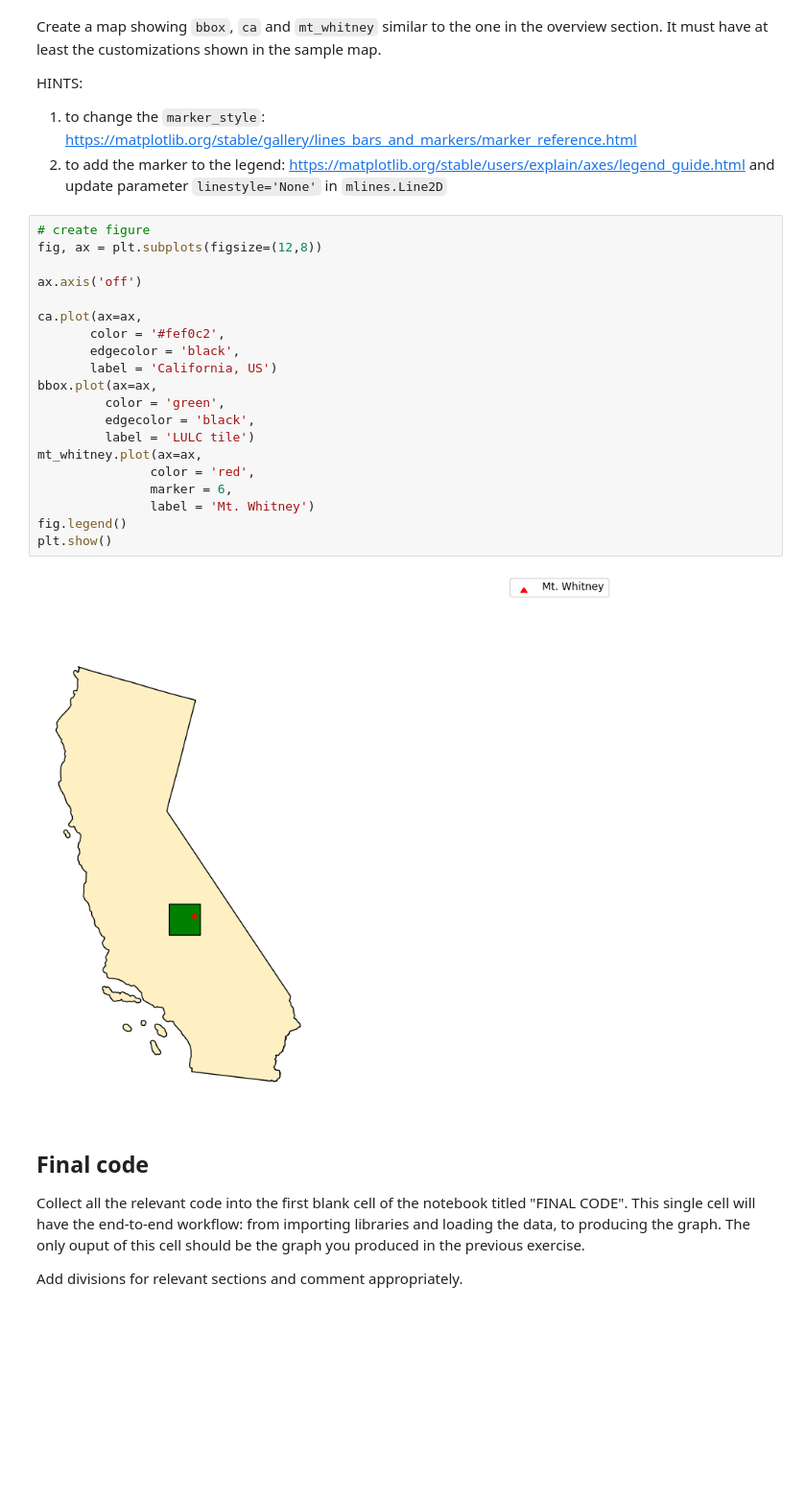
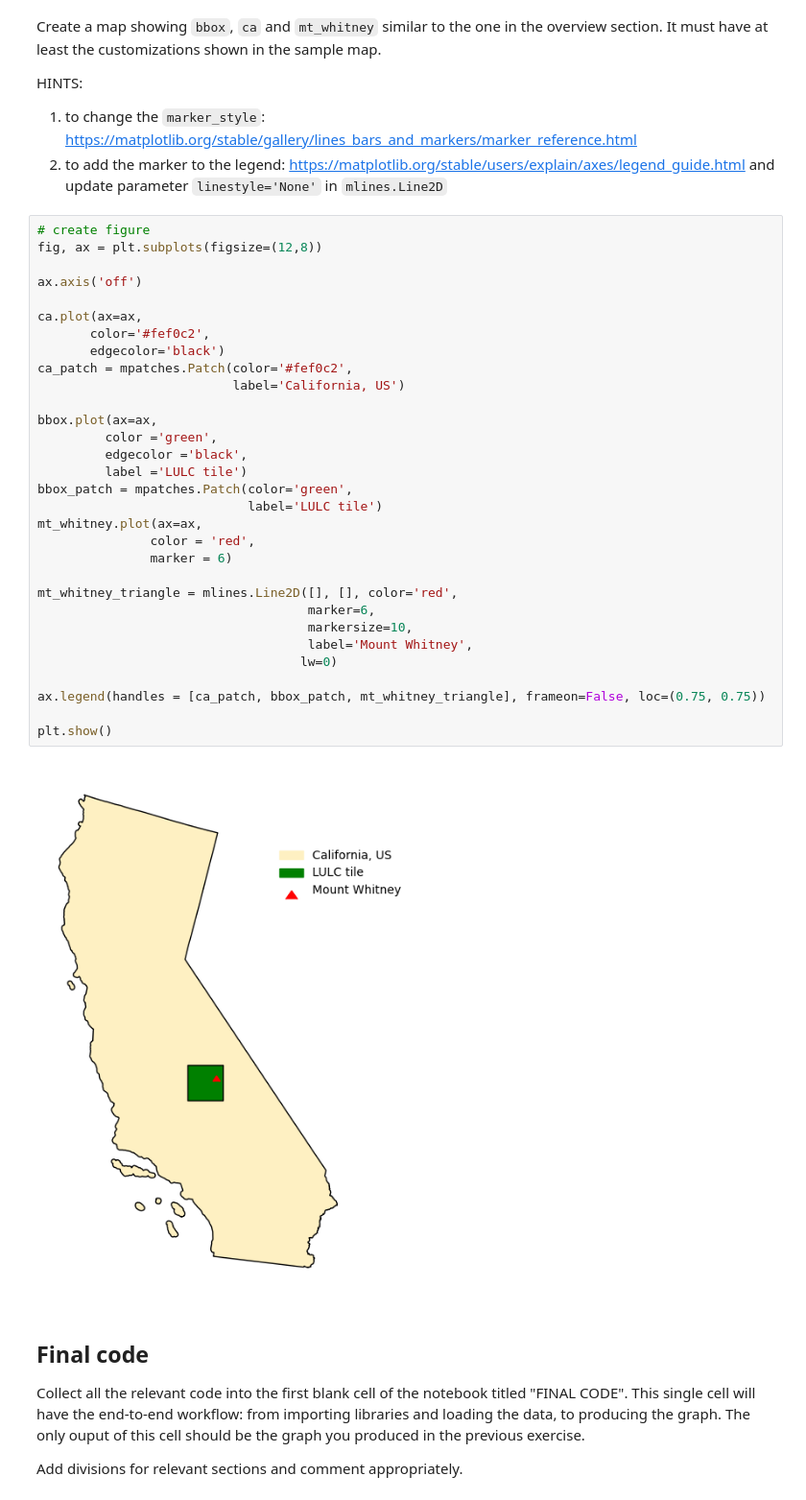
Before and after one commit to mwidas/eds220-hwk-4, a Jupyter notebook: hwk4-task1-whitney-map-2.ipynb, the cells around one changed output. Shown: that part at 96% size. Cells and saved outputs as stored; diff of their text form; blank space fills up the shorter version.

```diff
--- a/hwk4-task1-whitney-map-2.ipynb
+++ b/hwk4-task1-whitney-map-2.ipynb
@@ -140,25 +142,36 @@ HINTS:
 # %%
 # create figure
 fig, ax = plt.subplots(figsize=(12,8))
 
 ax.axis('off')
 
 ca.plot(ax=ax,
-       color = '#fef0c2',
-       edgecolor = 'black',
-       label = 'California, US')
+       color='#fef0c2',
+       edgecolor='black')
+ca_patch = mpatches.Patch(color='#fef0c2',
+                          label='California, US')
+
 bbox.plot(ax=ax,
-         color = 'green',
-         edgecolor = 'black',
-         label = 'LULC tile')
+         color ='green',
+         edgecolor ='black',
+         label ='LULC tile')
+bbox_patch = mpatches.Patch(color='green',
+                            label='LULC tile')
 mt_whitney.plot(ax=ax,
                color = 'red',
-               marker = 6,
-               label = 'Mt. Whitney')
-fig.legend()
+               marker = 6)
+
+mt_whitney_triangle = mlines.Line2D([], [], color='red',
+                                    marker=6,
+                                    markersize=10,
+                                    label='Mount Whitney',
+                                   lw=0)
+
+ax.legend(handles = [ca_patch, bbox_patch, mt_whitney_triangle], frameon=False, loc=(0.75, 0.75))
+
 plt.show()
 # %% [output]
-[figure, old version]
+[figure, new version]
 # %% [markdown]
 ## Final code
 Collect all the relevant code into the first blank cell of the notebook titled "FINAL CODE". This single cell will have the end-to-end workflow: from importing libraries and loading the data, to producing the graph. The only ouput of this cell should be the graph you produced in the previous exercise.
```
Also changed, not shown: parts of 1 cell of this notebook.
